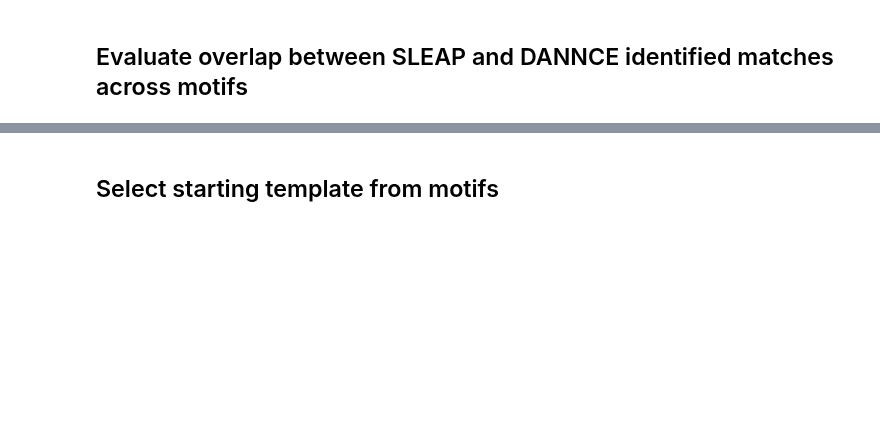
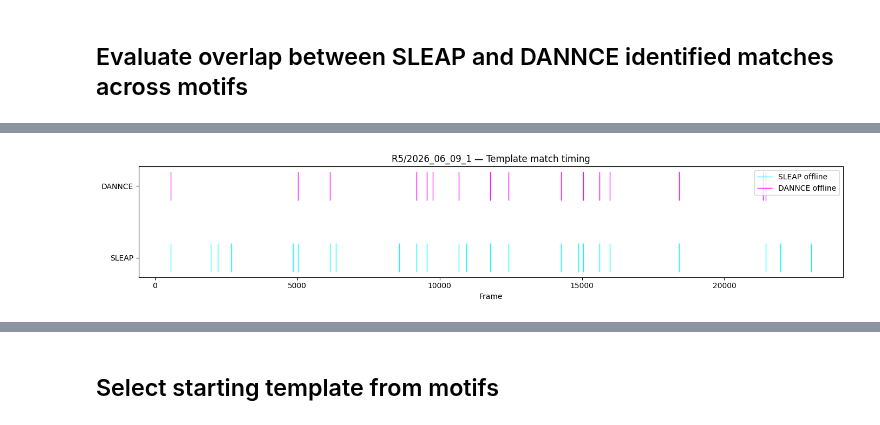
Before and after one commit to dysprague/CLIRB_analyses, a Jupyter notebook: baseline_checks.ipynb, the cells around one changed output, grey strips where cells are left out. Cells and saved outputs as stored; diff of their text form; code cells hidden in the pictures; blank space fills up the shorter version.

```diff
--- a/baseline_checks.ipynb
+++ b/baseline_checks.ipynb
@@ -576,7 +906,7 @@ def save_checked_matches(idxs_to_check, features, check_folder, pcs_to_use, boun
 # %% [markdown]
 ## Evaluate overlap between SLEAP and DANNCE identified matches across motifs
 # %%
-template_file = 'R1_template_1.npz'
+template_file = 'R1_template_1_rebuild.npz'
 n_components = 2  # number of PCs for template matching
 
 # Load template
@@ -662,19 +1002,21 @@ plot_template_matches(dannce_pcs, dannce_matches, template_filt, pc_template_bou
 # %%
 # Plot match times over the session
 fig, ax = plt.subplots(figsize=(14, 3))
 
 if len(sleap_matches) > 0:
     ax.vlines(np.array(sleap_matches), 0.8, 1.2, colors='cyan', linewidth=1, label='SLEAP offline')
 
 if len(dannce_matches) > 0:
     ax.vlines(np.array(dannce_matches), 1.8, 2.2, colors='magenta', linewidth=1, label='DANNCE offline')
-ax.set_yticks([1, 2, 3])
+ax.set_yticks([1, 2])
 ax.set_yticklabels(['SLEAP', 'DANNCE'])
 ax.set_xlabel('Frame')
 ax.set_title(f'{rat}/{session} — Template match timing')
 ax.legend(loc='upper right')
 plt.tight_layout()
 plt.show()
+# %% [output]
+[figure, added]
 # %%
 def closest_match(source_indices, target_indices):
     """
```
Also changed, not shown: parts of 19 cells of this notebook, 10 other files.
